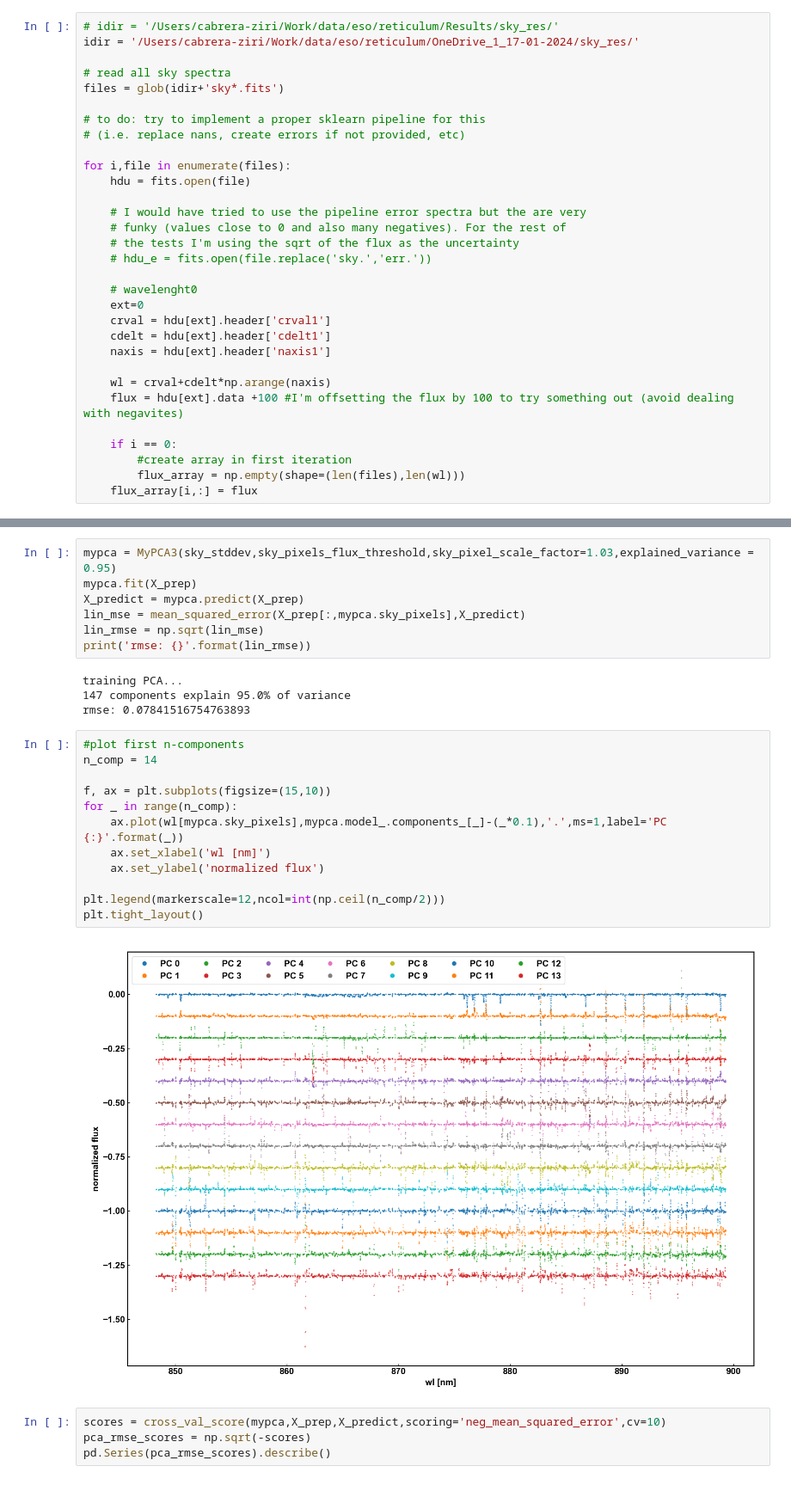
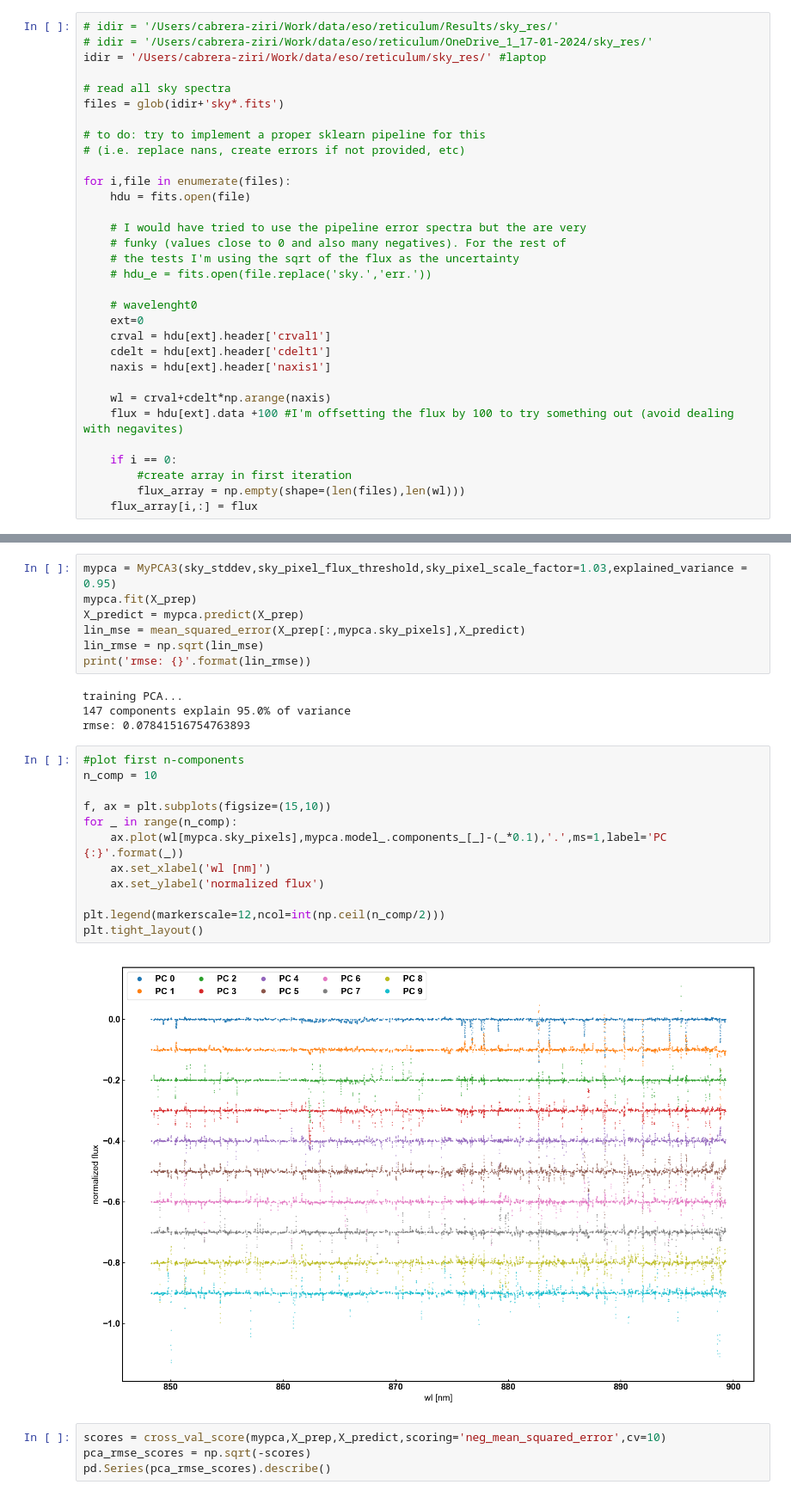
Before and after one commit to cabrera-ziri/Reticulum, a Jupyter notebook: sky_lines3.ipynb, the cells around one changed output, grey strips where cells are left out. Shown at 86% size. Cells and saved outputs as stored; diff of their text form.

```diff
--- a/sky_lines3.ipynb
+++ b/sky_lines3.ipynb
@@ -308,7 +308,8 @@ class MyPCA3(BaseEstimator, TransformerMixin):
 # Load data
 # %%
 # idir = '/Users/cabrera-ziri/Work/data/eso/reticulum/Results/sky_res/'
-idir = '/Users/cabrera-ziri/Work/data/eso/reticulum/OneDrive_1_17-01-2024/sky_res/'
+# idir = '/Users/cabrera-ziri/Work/data/eso/reticulum/OneDrive_1_17-01-2024/sky_res/'
+idir = '/Users/cabrera-ziri/Work/data/eso/reticulum/sky_res/' #laptop
 
 # read all sky spectra
 files = glob(idir+'sky*.fits')
@@ -443,7 +444,7 @@ sky pixles: 4553/10220 (44.5%)
 # %% [markdown]
 # Train PCA
 # %%
-mypca = MyPCA3(sky_stddev,sky_pixels_flux_threshold,sky_pixel_scale_factor=1.03,explained_variance = 0.95)
+mypca = MyPCA3(sky_stddev,sky_pixel_flux_threshold,sky_pixel_scale_factor=1.03,explained_variance = 0.95)
 mypca.fit(X_prep)
 X_predict = mypca.predict(X_prep)
 lin_mse = mean_squared_error(X_prep[:,mypca.sky_pixels],X_predict)
@@ -455,18 +456,18 @@ training PCA...
 rmse: 0.07841516754763893
 # %%
 #plot first n-components
-n_comp = 14
+n_comp = 10
 
 f, ax = plt.subplots(figsize=(15,10))
 for _ in range(n_comp):
     ax.plot(wl[mypca.sky_pixels],mypca.model_.components_[_]-(_*0.1),'.',ms=1,label='PC {:}'.format(_))
     ax.set_xlabel('wl [nm]')
     ax.set_ylabel('normalized flux')
 
 plt.legend(markerscale=12,ncol=int(np.ceil(n_comp/2)))
 plt.tight_layout()
 # %% [output]
-[figure, old version]
+[figure, new version]
 # %%
 scores = cross_val_score(mypca,X_prep,X_predict,scoring='neg_mean_squared_error',cv=10)
 pca_rmse_scores = np.sqrt(-scores)
```
Also changed, not shown: parts of 15 cells of this notebook.
